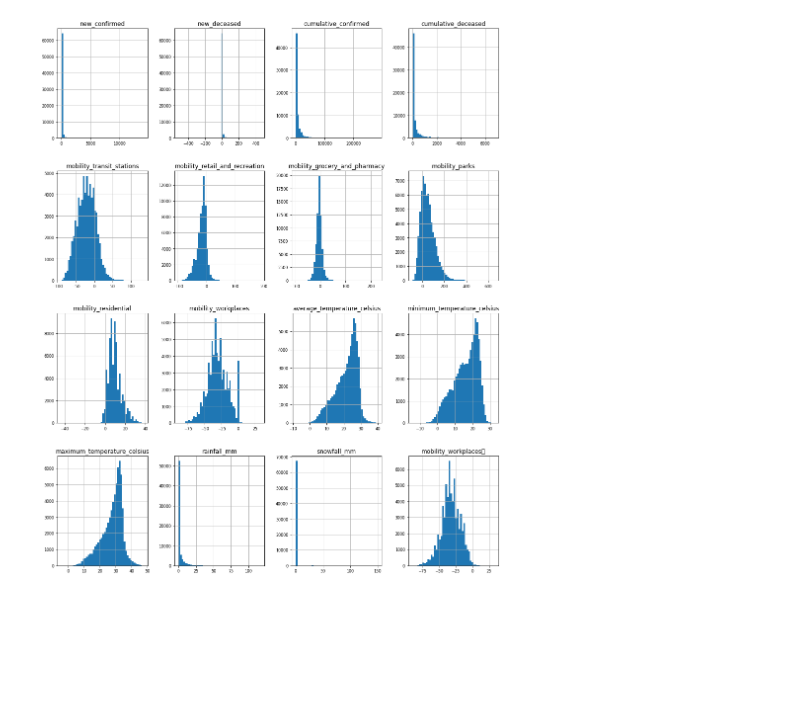
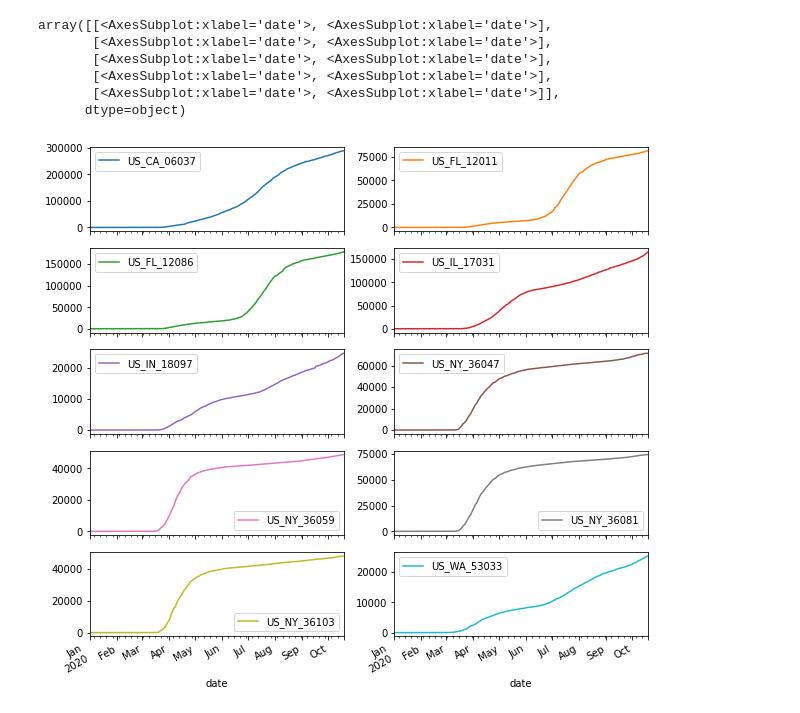
Before and after one commit to williamGlazer/ProjectX, a Jupyter notebook: notebooks/usa/usa_covid.ipynb, the cells around one changed output. Saved outputs shown, nothing was run; the diff lists cells and outputs as text; code cells hidden in the pictures; blank space fills up the shorter version.

```diff
--- a/notebooks/usa/usa_covid.ipynb
+++ b/notebooks/usa/usa_covid.ipynb
@@ -108,6 +141,0 @@ memory usage: 9.8+ MB
-# %%
-#basic eda
-df_num = df.select_dtypes(include = ['float64', 'int64'])
-df_num.hist(figsize=(16, 20), bins=50, xlabelsize=8, ylabelsize=8); # ; avoid having the matplotlib verbose informations
-# %% [output]
-[figure, removed]
@@ -133,0 +142,18 @@ df_num.hist(figsize=(16, 20), bins=50, xlabelsize=8, ylabelsize=8); # ; avoid ha
+# %%
+# grouped = df_filt.groupby(['location_key']).filter(lambda x : x['new_confirmed'].count() > 200)
+top10=df[df['new_confirmed']>25].groupby('location_key').agg({'date' : np.size}).sort_values('date',ascending=False)[0:10]
+df_filt = df[df['location_key'].isin(top10.index)].fillna(0)
+
+majorcounties = df_filt.pivot(index="date",columns="location_key", values="cumulative_confirmed")
+majorcounties = majorcounties.drop(majorcounties.tail(2).index)
+
+
+majorcounties.plot(subplots=True,layout=(5,2),figsize=(10,10))
+# %% [output]
+array([[<AxesSubplot:xlabel='date'>, <AxesSubplot:xlabel='date'>],
+       [<AxesSubplot:xlabel='date'>, <AxesSubplot:xlabel='date'>],
+       [<AxesSubplot:xlabel='date'>, <AxesSubplot:xlabel='date'>],
+       [<AxesSubplot:xlabel='date'>, <AxesSubplot:xlabel='date'>],
+       [<AxesSubplot:xlabel='date'>, <AxesSubplot:xlabel='date'>]],
+      dtype=object)
+[figure, added]
```
Also changed, not shown: parts of 9 cells of this notebook.
